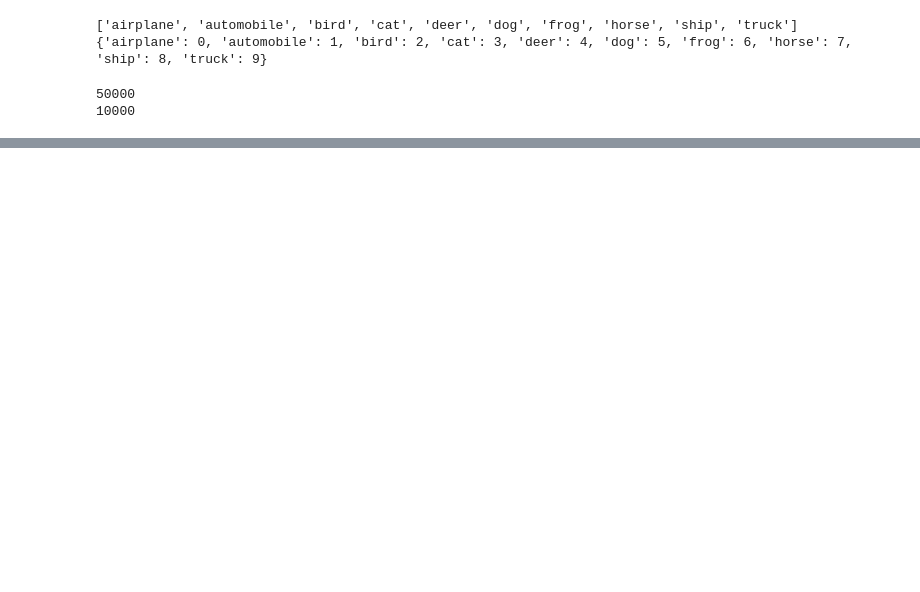
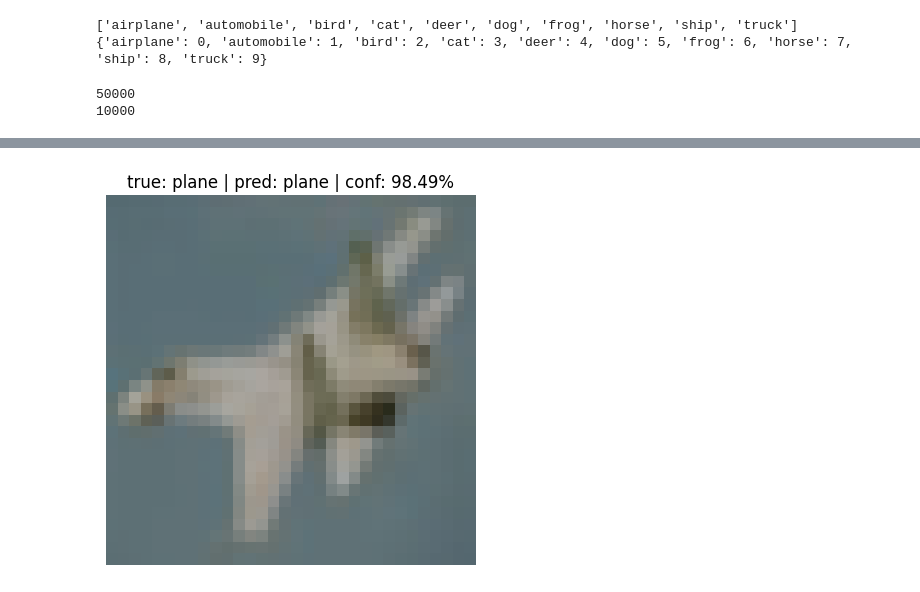
Before and after one commit to rainwnssystem/dl-learn, a Jupyter notebook: cnn_pytorch_cifar10.ipynb, the cells around one changed output, grey strips where cells are left out. Saved outputs shown, nothing was run; the diff lists cells and outputs as text; code cells hidden in the pictures; blank space fills up the shorter version.

```diff
--- a/cnn_pytorch_cifar10.ipynb
+++ b/cnn_pytorch_cifar10.ipynb
@@ -176,19 +317,27 @@ plt.show()
 # %%
-model.eval()
+CLASSES = ("plane","car","bird","cat","deer","dog","frog","horse","ship","truck")
+MEAN = torch.tensor([0.4914, 0.4822, 0.4465]).view(3,1,1)
+STD  = torch.tensor([0.2470, 0.2435, 0.2616]).view(3,1,1)
 
 images, labels = next(iter(test_loader))
 
-single_image = images[0].unsqueeze(0)
-true_label = labels[0].item()
+idx = 1
+single_image = images[idx].unsqueeze(0)
+true_label   = labels[idx].item()
 
 with torch.no_grad():
-    output = model(single_image)
+    output      = model(single_image.to(device))
+    probs       = torch.softmax(output, dim=1)
+    pred_label  = torch.argmax(probs, dim=1).item()
+    confidence  = probs[0][pred_label].item()
 
-    probabilities = torch.softmax(output, dim=1)
-    predicted_label = torch.argmax(probabilities, dim=1).item()
-    confidence = probabilities[0][predicted_label].item()
+# 역정규화(denormalize): Normalize 적용 전 원본 픽셀값으로 복원
+img = images[idx] * STD + MEAN
+img = img.permute(1, 2, 0).clamp(0, 1)  # clamp: 역정규화 후 범위를 [0,1]로 보정
 
-plt.imshow(images[0].squeeze(), cmap='gray')
-plt.title(f"true: {true_label} | pred: {predicted_label} | conf: {confidence:.2%}")
+plt.imshow(img)
+plt.title(f"true: {CLASSES[true_label]} | pred: {CLASSES[pred_label]} | conf: {confidence:.2%}")
 plt.axis('off')
 plt.show()
+# %% [output]
+[figure, added]
```
Also changed, not shown: parts of 13 cells of this notebook, 1 other file.
